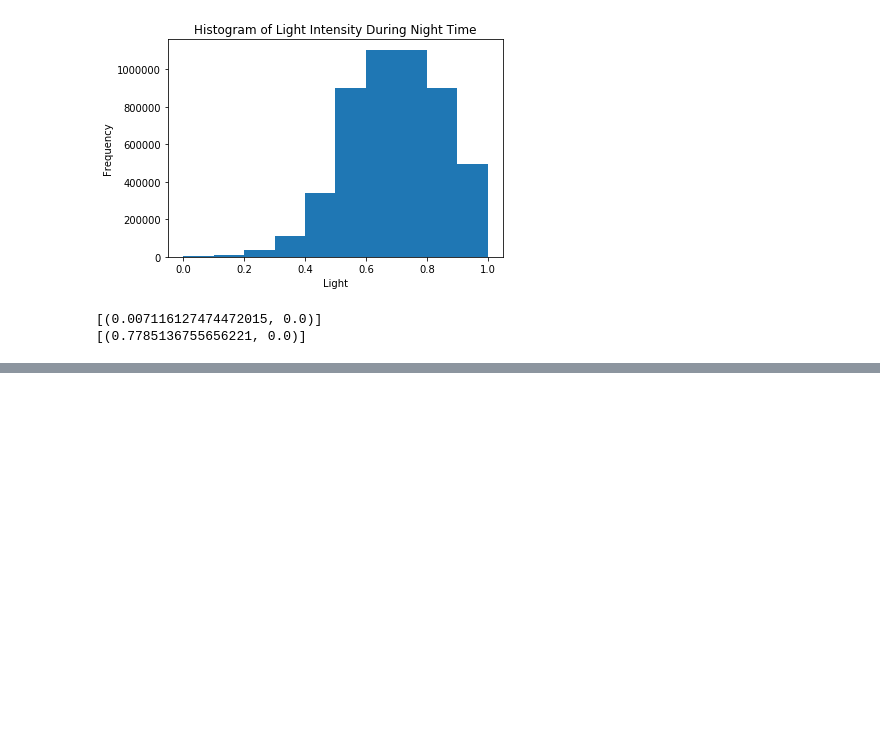
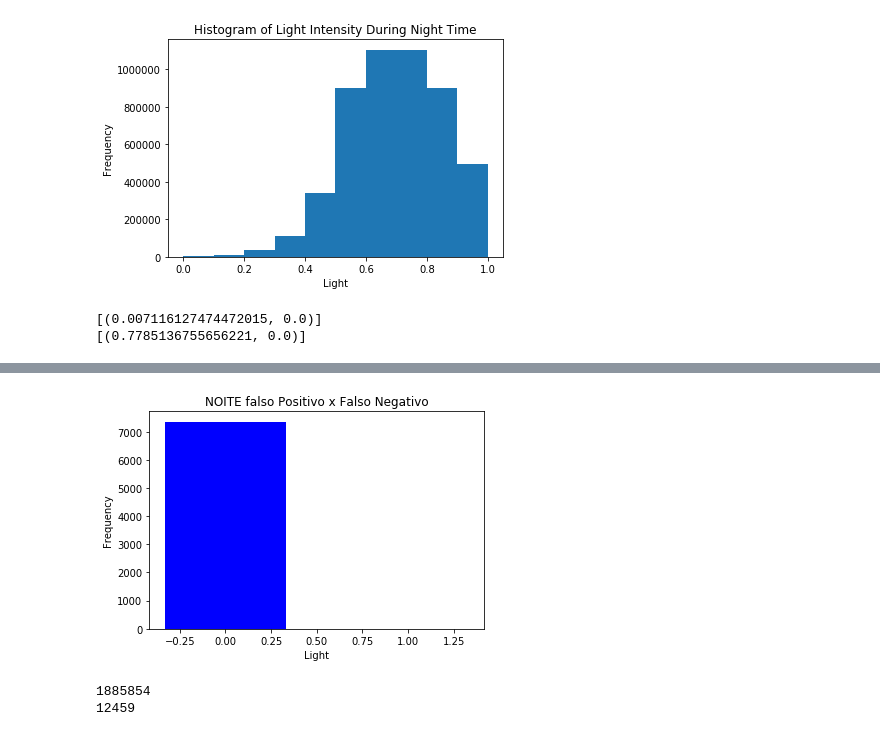
Before and after one commit to ivanzy/BigData, a Jupyter notebook: ProjetoBIGDATA.ipynb, the cells around one changed output, grey strips where cells are left out. Saved outputs shown, nothing was run; the diff lists cells and outputs as text; code cells hidden in the pictures; blank space fills up the shorter version.

```diff
--- a/ProjetoBIGDATA.ipynb
+++ b/ProjetoBIGDATA.ipynb
@@ -230,0 +340,24 @@ KeyboardInterrupt:
+# %%
+falsoPositivo = classTestDataNoite.filter(lambda (p,c): p==1.0 and c==0.0).count()
+falsoNegativo = classTestDataNoite.filter(lambda (p,c): p==0.0 and c==1.0).count()
+y = [falsoPositivo, falsoNegativo]
+N = len(y)
+x = range(N)
+width = 1/1.5
+plt.bar(x, y, width, color="blue")
+plt.title("NOITE falso Positivo x Falso Negativo")
+plt.xlabel("Light")
+plt.ylabel("Frequency")
+fig = plt.gcf()
+pass
+# %% [output]
+[figure, added]
+# %%
+triplaDia = testDataDia.map(lambda (pred,classe): (pred, detectClassDay(pred,melhorEpsilon ),classe))
+negativoCorreto = triplaDia.filter(lambda (value,pred, classe): pred==0.0 and classe==0.0).map(lambda (value,pred,classe): value)
+positivoCorreto = triplaDia.filter(lambda (value,pred, classe): pred==1.0 and classe==1.0).map(lambda (value,pred, classe): value)
+print negativoCorreto.count()
+print positivoCorreto.count()
+# %% [output]
+1885854
+12459
```
Also changed, not shown: parts of 22 cells of this notebook, 12 other files.
